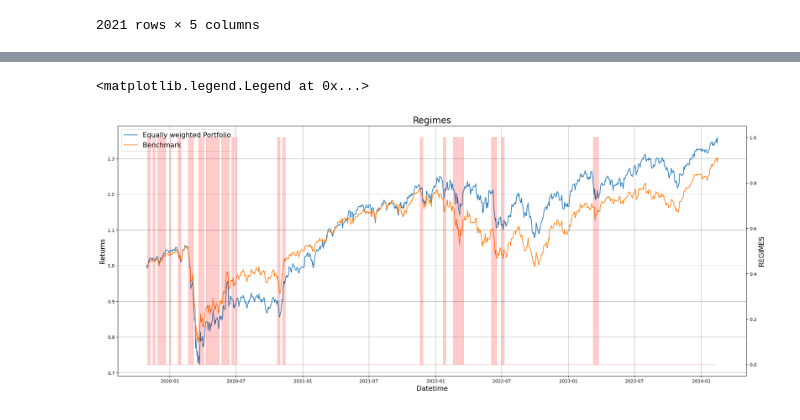
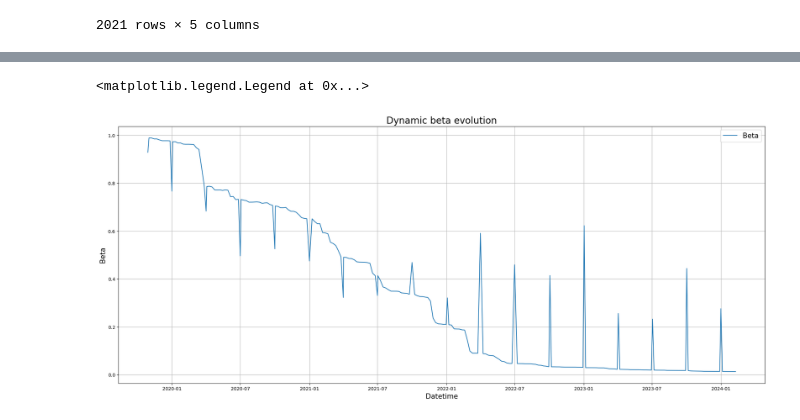
Before and after one commit to BaptisteZloch/Cross-Asset-Investment-Solutions, a Jupyter notebook: src/backtest_portoflio.ipynb, the cells around one changed output, grey strips where cells are left out. Drawn from its saved outputs; the diff is of its cells as text; code cells hidden in the pictures.

Commit message:
backtester okay

```diff
--- a/src/backtest_portoflio.ipynb
+++ b/src/backtest_portoflio.ipynb
@@ -76,14 +77,11 @@ bk_tester = Backtester(
 )
 
 
-ptf_returns_equal_weight, ptf_weights_equal_weight, regimes = bk_tester.run_backtest(
+ptf_and_bench, ptf_weights_equal_weight, regimes, metrics_df = bk_tester.run_backtest(
     allocation_type=AllocationMethodsEnum.EQUALLY_WEIGHTED,
     rebalance_frequency=RebalanceFrequencyEnum.QUARTER_START,
     market_regime_model=RegimeDetectionModels.HIDDEN_MARKOV_MODEL,
     transaction_cost_by_securities={k: 0.001 for k in universe.columns},
     verbose=False,
 )
-
-ptf_returns_equal_weight.name = "ptf_returns_equal_weight"
-# ptf_returns_equal_weight
 # %% [output]
@@ -155,24 +111,12 @@ regimes
 # %%
 fig, ax = plt.subplots(1, 1, figsize=(25, 10))
 
-ax_l = ax.twinx()
-ax_l.fill_between(
-    regimes.index,
-    regimes["Regime"],
-    alpha=0.2,
-    color="red",
-    step="pre",
-)
-ax.plot(
-    ptf_and_bench_perf["ptf_returns_equal_weight"], label="Equally weighted Portfolio"
-)
-ax.plot(ptf_and_bench_perf["benchmark_returns"], label="Benchmark")
+ax.plot(regimes.index,regimes.next_beta, label="Beta")
 ax.set_xlabel("Datetime", fontsize=15)
-ax.set_ylabel("Returns", fontsize=15)
-ax_l.set_ylabel("REGIMES", fontsize=15)
-ax.set_title(f"Regimes", fontsize=20)
+ax.set_ylabel("Beta", fontsize=15)
+ax.set_title(f"Dynamic beta evolution", fontsize=20)
 ax.grid()
 ax.legend(fontsize=15)
 # %% [output]
 <matplotlib.legend.Legend at 0x...>
-[figure, old version]
+[figure, new version]
```
Also changed, not shown: parts of 8 cells of this notebook, 4 other files.
